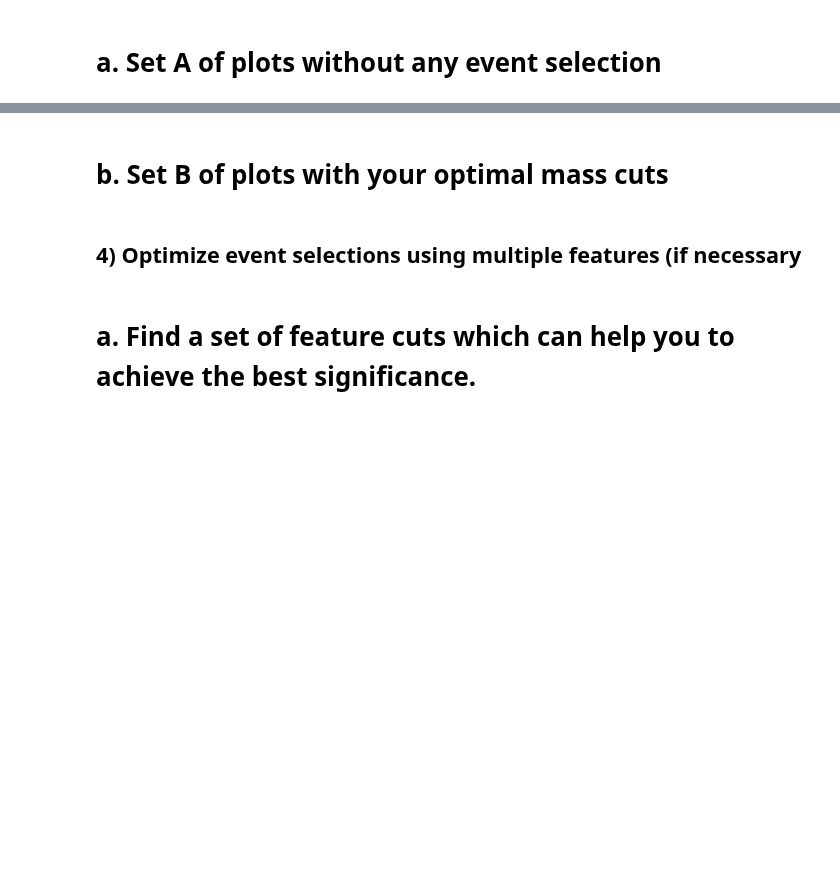
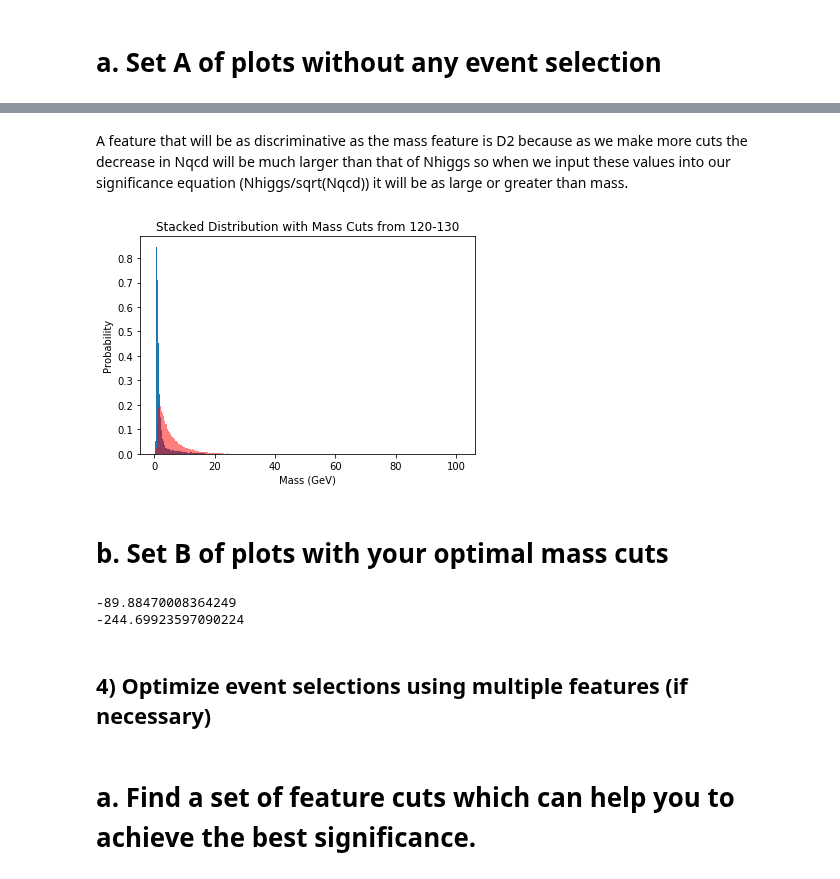
Before and after one commit to elocj/PHYS434, a Jupyter notebook: lab7/lab7.ipynb, the cells around one changed output, grey strips where cells are left out. Drawn from its saved outputs; the diff is of its cells as text; code cells hidden in the pictures; blank space fills up the shorter version.

```diff
--- a/lab7/lab7.ipynb
+++ b/lab7/lab7.ipynb
@@ -191,7 +278,53 @@ I performed these processes to find the above listed significance values and fou
+# %% [markdown]
+A feature that will be as discriminative as the mass feature is D2 because as we make more cuts the decrease in Nqcd will be much larger than that of Nhiggs so when we input these values into our significance equation (Nhiggs/sqrt(Nqcd)) it will be as large or greater than mass.
+# %%
+total = sum(qcd['d2'])
+totalSig = sum(higgs['d2'])
+newArr1 = []
+newSig1 = []
+for i in range(len(qcd['d2'])):
+    if(qcd['d2'][i] < 5 and qcd['d2'][i] > 0):
+        newArr1.append(qcd['d2'][i])
+    if(higgs['d2'][i] < 5 and higgs['d2'][i] > 0):
+        newSig1.append(higgs['d2'][i])
+
+newNorm = []
+for x in newArr1:
+    newNorm.append(x / total)
+newNorm = newNorm * 20000
+
+newNormSig = []
+for x in newSig1:
+    newNormSig.append(x / totalSig)
+newNormSig = newNormSig * 100
+
+print(sum(newNormSig))
+print(sum(newNorm))
+
+bg3 = newNorm
+sig3 = newNormSig
+
+plt.hist(newArr1, 500, density=True)
+plt.hist(newSig1, 500, density=True, color='red', alpha=.5)
+# plt.hist(higgs['d2'], 500, density=True)
+# plt.hist(qcd['d2'], 500, density=True, color='red', alpha=.5)
+plt.title('Stacked Distribution with Mass Cuts from 120-130')
+plt.xlabel('Mass (GeV)')
+plt.ylabel('Probability')
+plt.show()
+# %% [output]
+[figure, added]
 # %% [markdown]
 # b. Set B of plots with your optimal mass cuts
+# %%
+print(sum(higgs['eta']))
+
+print(sum(qcd['eta']))
+# %% [output]
+-89.88470008364249
+-244.69923597090224
 # %% [markdown]
-## 4) Optimize event selections using multiple features (if necessary
+## 4) Optimize event selections using multiple features (if necessary)
 # %% [markdown]
 # a. Find a set of feature cuts which can help you to achieve the best significance.
 # %% [markdown]
```
Also changed, not shown: parts of 3 cells of this notebook.
